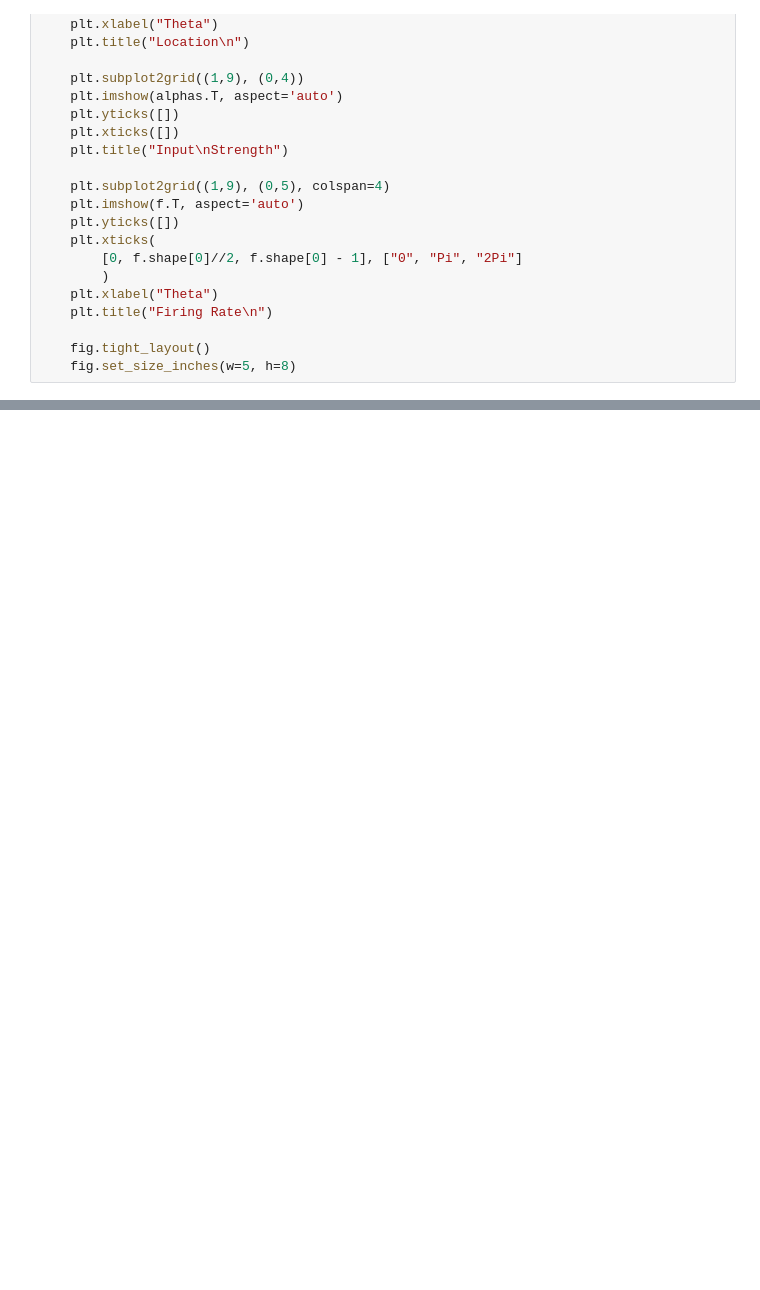
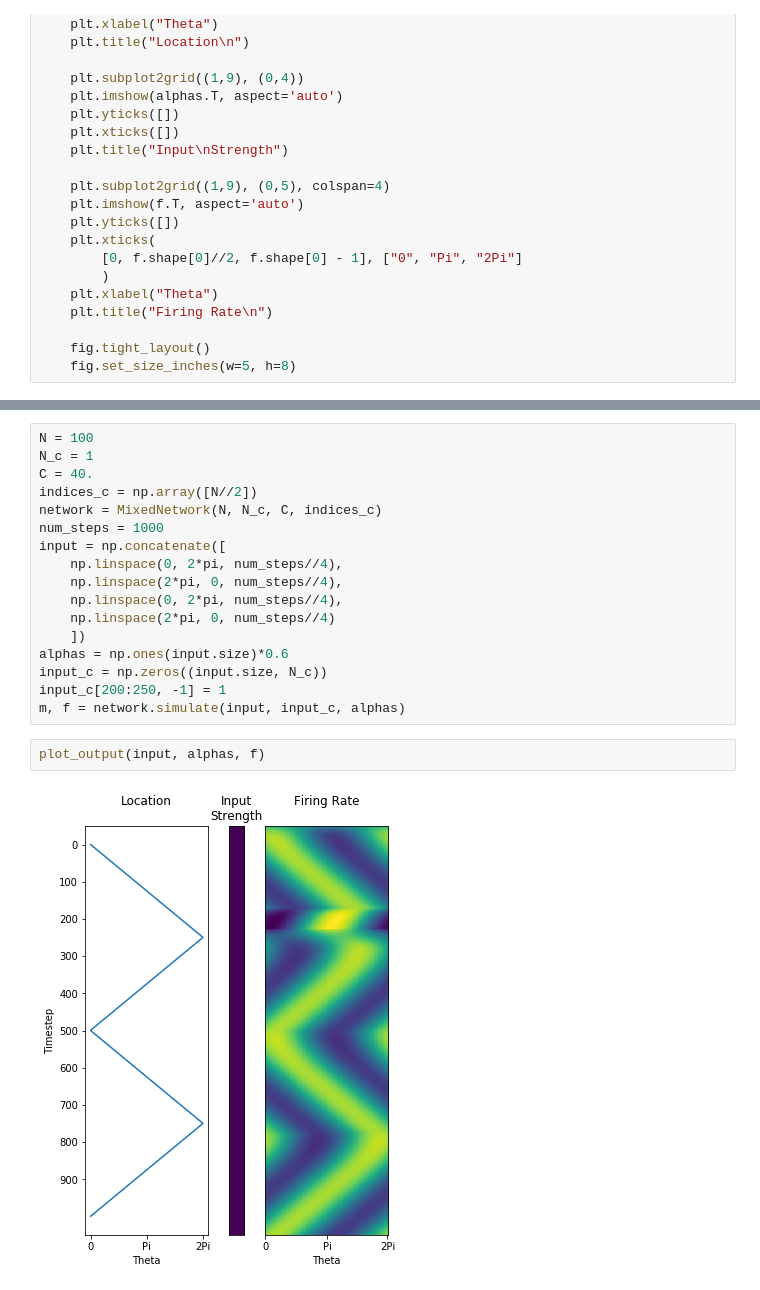
Before and after one commit to chingf/hf-memory-model, a Jupyter notebook: 01-17-run-network.ipynb, the cells around one changed output, grey strips where cells are left out. Cells and saved outputs as stored; diff of their text form; blank space fills up the shorter version.

```diff
--- a/01-17-run-network.ipynb
+++ b/01-17-run-network.ipynb
@@ -57,0 +98,21 @@ plot_output(locations, alphas, f)
+# %%
+N = 100
+N_c = 1
+C = 40.
+indices_c = np.array([N//2])
+network = MixedNetwork(N, N_c, C, indices_c)
+num_steps = 1000
+input = np.concatenate([
+    np.linspace(0, 2*pi, num_steps//4),
+    np.linspace(2*pi, 0, num_steps//4),
+    np.linspace(0, 2*pi, num_steps//4),
+    np.linspace(2*pi, 0, num_steps//4)
+    ])
+alphas = np.ones(input.size)*0.6
+input_c = np.zeros((input.size, N_c))
+input_c[200:250, -1] = 1
+m, f = network.simulate(input, input_c, alphas)
+# %%
+plot_output(input, alphas, f)
+# %% [output]
+[figure, added]
```
Also changed, not shown: parts of 6 cells of this notebook, 1 other file.
